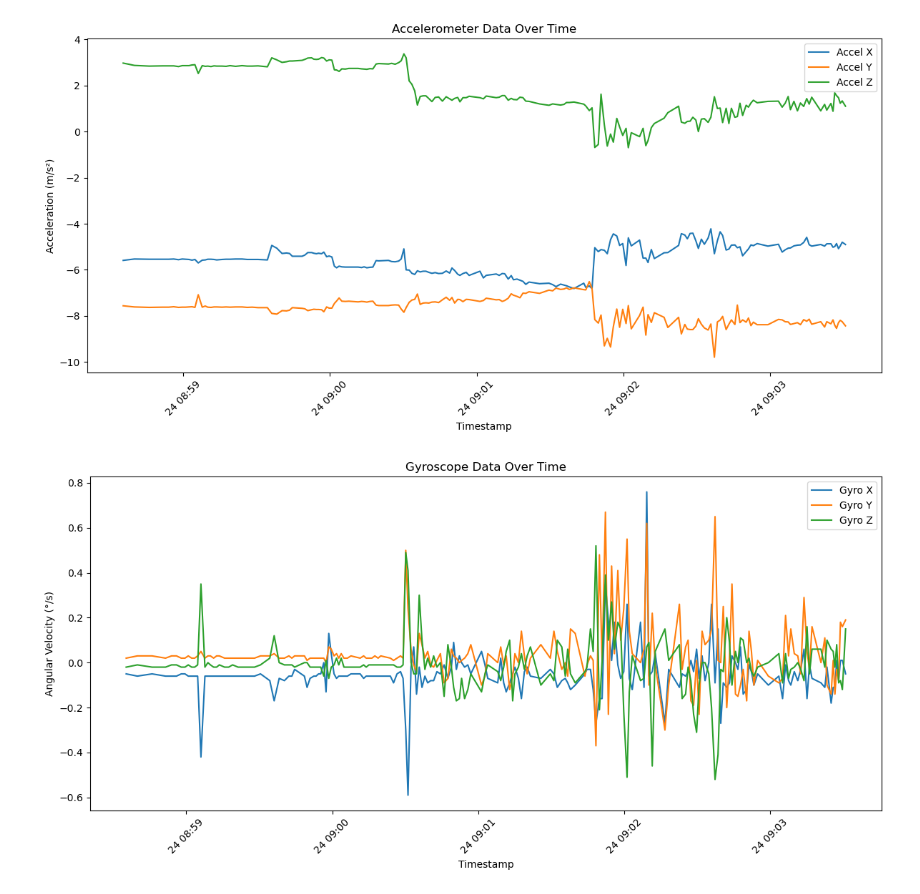
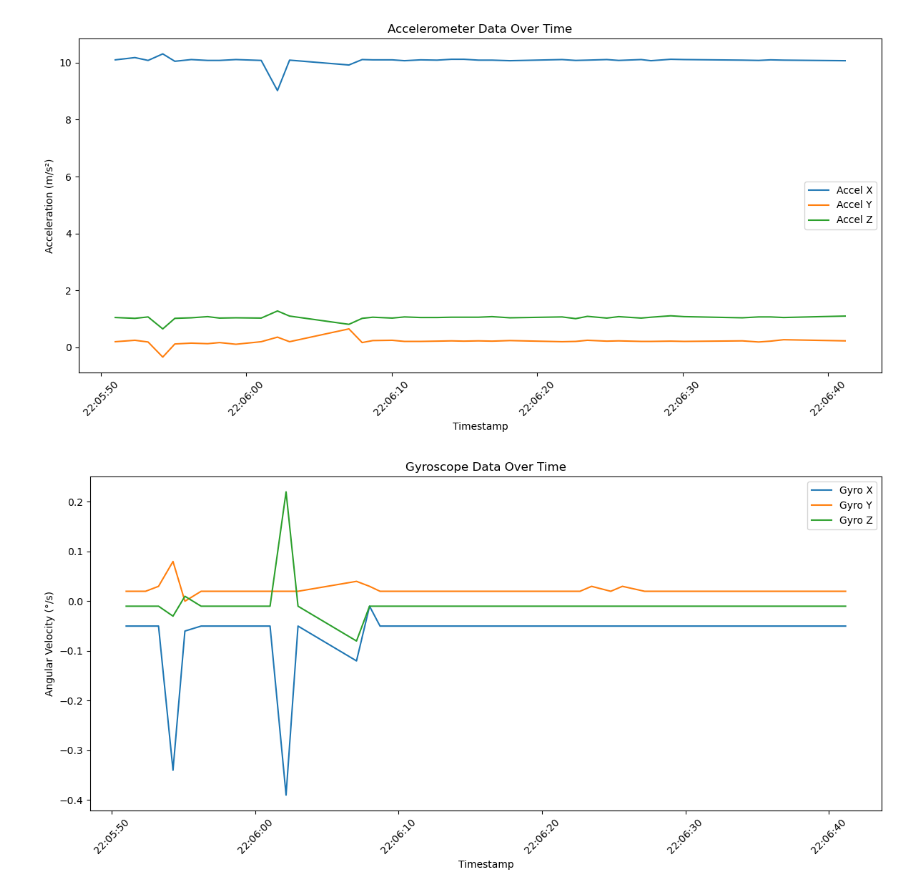
Before and after one commit to phucnguyenhoank/awake_or_sleep, a Jupyter notebook: plot_data.ipynb, the cells around one changed output. Saved outputs shown, nothing was run; the diff lists cells and outputs as text; code cells hidden in the pictures.

```diff
--- a/plot_data.ipynb
+++ b/plot_data.ipynb
@@ -3,7 +3,7 @@ import pandas as pd
 import matplotlib.pyplot as plt
 
 # Load the CSV data
-data = pd.read_csv('mpu6050_max30102_data_20250224_085828.csv', parse_dates=['timestamp'])
+data = pd.read_csv('aos_data_20250224_220550.csv', parse_dates=['timestamp'])
 
 # Plot accelerometer data
 plt.figure(figsize=(12, 6))
@@ -27,32 +27,32 @@ plt.xlabel('Timestamp')
 plt.ylabel('Angular Velocity (°/s)')
 plt.title('Gyroscope Data Over Time')
 plt.legend()
 plt.xticks(rotation=45)
 plt.tight_layout()
 plt.show()
 
 
 # Plot gyroscope data
 plt.figure(figsize=(12, 6))
 plt.plot(data['timestamp'], data['IR'], label='IR')
 plt.xlabel('Timestamp')
 plt.ylabel('PPG (°/s)')
 plt.title('PPG Data Over Time')
 plt.legend()
 plt.xticks(rotation=45)
 plt.tight_layout()
 plt.show()
 
 # Plot gyroscope data
 plt.figure(figsize=(12, 6))
 plt.plot(data['timestamp'], data['Red'], label='Red')
 plt.xlabel('Timestamp')
 plt.ylabel('PPG (°/s)')
 plt.title('PPG Data Over Time')
 plt.legend()
 plt.xticks(rotation=45)
 plt.tight_layout()
 plt.show()
 # %% [output]
-[figure, old version]
+[figure, new version]
-[figure, old version]
+[figure, new version]
```
Also changed, not shown: parts of 2 cells of this notebook, 10 other files.
